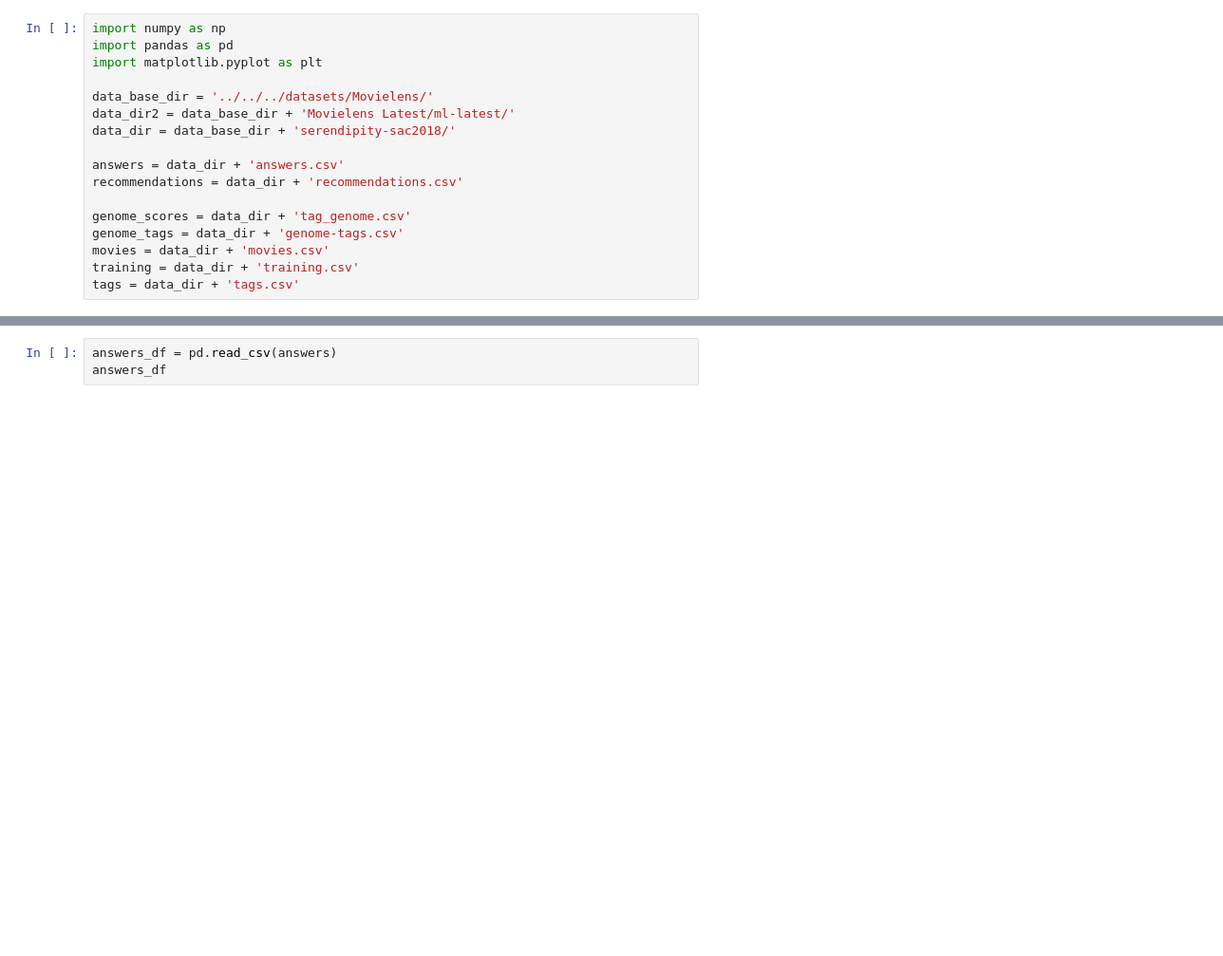
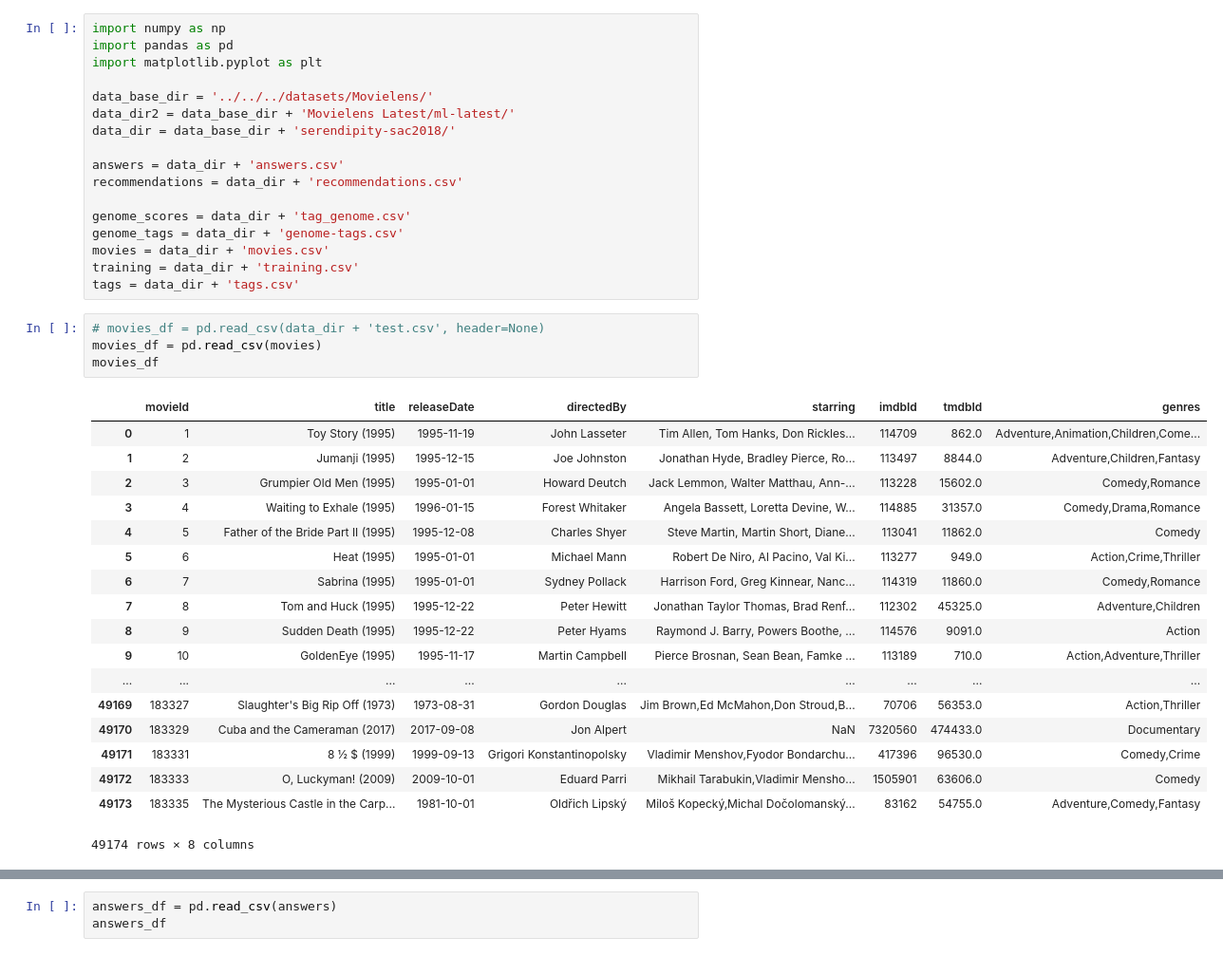
Before and after one commit to aniruddhakal/Recommending-Diverse-And-Serendipitous-Movies-using-Tag-Genome, a Jupyter notebook: ipython_notebooks/DataExploration/Serendipity2018_Dataset.ipynb, the cells around one changed output, grey strips where cells are left out. Shown: that part at 95% size. Saved outputs shown, nothing was run; the diff lists cells and outputs as text; blank space fills up the shorter version.

```diff
--- a/ipython_notebooks/DataExploration/Serendipity2018_Dataset.ipynb
+++ b/ipython_notebooks/DataExploration/Serendipity2018_Dataset.ipynb
@@ -15,4 +15,27 @@ genome_tags = data_dir + 'genome-tags.csv'
 movies = data_dir + 'movies.csv'
 training = data_dir + 'training.csv'
 tags = data_dir + 'tags.csv'
+# %%
+# movies_df = pd.read_csv(data_dir + 'test.csv', header=None)
+movies_df = pd.read_csv(movies)
+movies_df
+# %% [output]
+|  | movieId | title | releaseDate | directedBy | starring | imdbId | tmdbId | genres |
+| 0 | 1 | Toy Story (1995) | 1995-11-19 | John Lasseter | Tim Allen, Tom Hanks, Don Rickles... | 114709 | 862.0 | Adventure,Animation,Children,Come... |
+| 1 | 2 | Jumanji (1995) | 1995-12-15 | Joe Johnston | Jonathan Hyde, Bradley Pierce, Ro... | 113497 | 8844.0 | Adventure,Children,Fantasy |
+| 2 | 3 | Grumpier Old Men (1995) | 1995-01-01 | Howard Deutch | Jack Lemmon, Walter Matthau, Ann-... | 113228 | 15602.0 | Comedy,Romance |
+| 3 | 4 | Waiting to Exhale (1995) | 1996-01-15 | Forest Whitaker | Angela Bassett, Loretta Devine, W... | 114885 | 31357.0 | Comedy,Drama,Romance |
+| 4 | 5 | Father of the Bride Part II (1995) | 1995-12-08 | Charles Shyer | Steve Martin, Martin Short, Diane... | 113041 | 11862.0 | Comedy |
+| 5 | 6 | Heat (1995) | 1995-01-01 | Michael Mann | Robert De Niro, Al Pacino, Val Ki... | 113277 | 949.0 | Action,Crime,Thriller |
+| 6 | 7 | Sabrina (1995) | 1995-01-01 | Sydney Pollack | Harrison Ford, Greg Kinnear, Nanc... | 114319 | 11860.0 | Comedy,Romance |
+| 7 | 8 | Tom and Huck (1995) | 1995-12-22 | Peter Hewitt | Jonathan Taylor Thomas, Brad Renf... | 112302 | 45325.0 | Adventure,Children |
+| 8 | 9 | Sudden Death (1995) | 1995-12-22 | Peter Hyams | Raymond J. Barry, Powers Boothe, ... | 114576 | 9091.0 | Action |
+| 9 | 10 | GoldenEye (1995) | 1995-11-17 | Martin Campbell | Pierce Brosnan, Sean Bean, Famke ... | 113189 | 710.0 | Action,Adventure,Thriller |
+| ... | ... | ... | ... | ... | ... | ... | ... | ... |
+| 49169 | 183327 | Slaughter's Big Rip Off (1973) | 1973-08-31 | Gordon Douglas | Jim Brown,Ed McMahon,Don Stroud,B... | 70706 | 56353.0 | Action,Thriller |
+| 49170 | 183329 | Cuba and the Cameraman (2017) | 2017-09-08 | Jon Alpert | NaN | 7320560 | 474433.0 | Documentary |
+| 49171 | 183331 | 8 ½ $ (1999) | 1999-09-13 | Grigori Konstantinopolsky | Vladimir Menshov,Fyodor Bondarchu... | 417396 | 96530.0 | Comedy,Crime |
+| 49172 | 183333 | O, Luckyman! (2009) | 2009-10-01 | Eduard Parri | Mikhail Tarabukin,Vladimir Mensho... | 1505901 | 63606.0 | Comedy |
+| 49173 | 183335 | The Mysterious Castle in the Carp... | 1981-10-01 | Oldřich Lipský | Miloš Kopecký,Michal Dočolomanský... | 83162 | 54755.0 | Adventure,Comedy,Fantasy |
+49174 rows × 8 columns
 # %%
```
Also changed, not shown: parts of 2 cells of this notebook, 23 other files.
